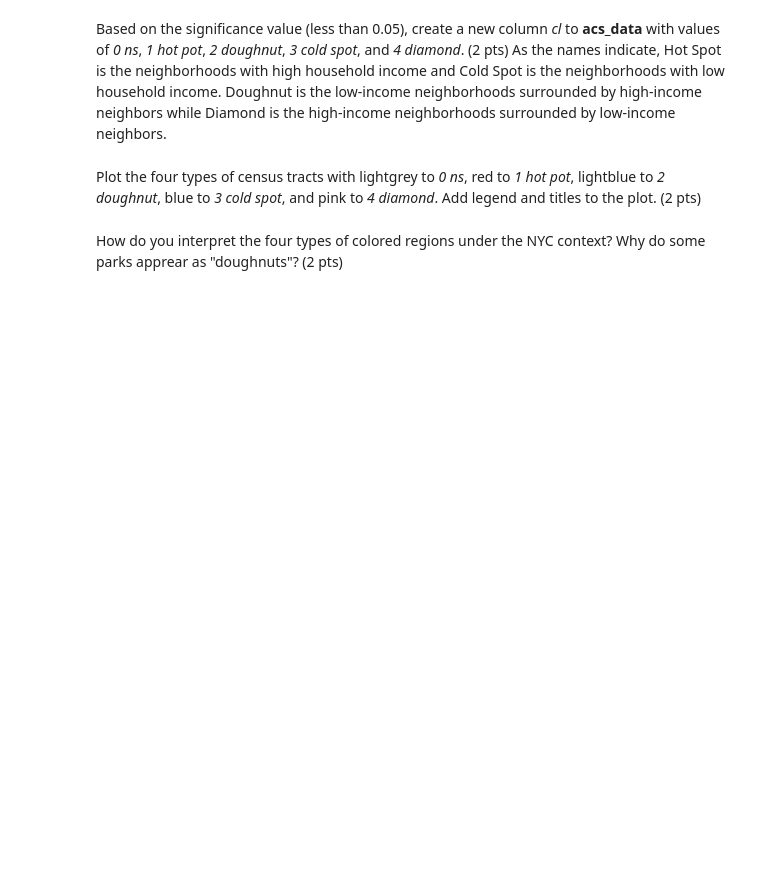
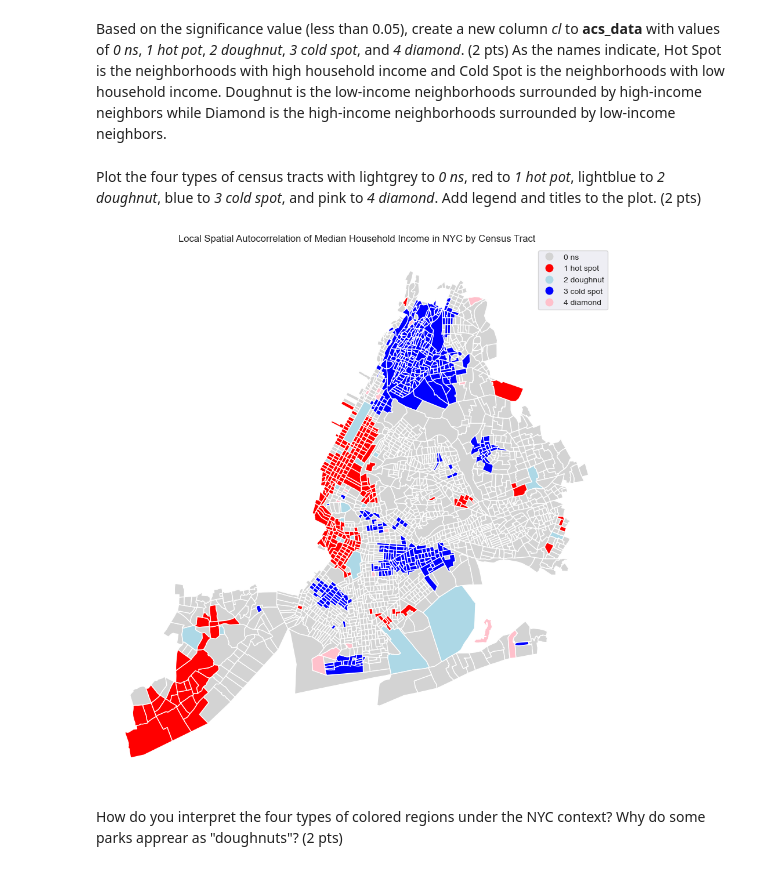
Before and after one commit to RainCyz/4680_5680_intro_uds, a Jupyter notebook: Homework/hw_solution/HW2_Yucheng.ipynb, the cells around one changed output. Cells and saved outputs as stored; diff of their text form; code cells hidden in the pictures; blank space fills up the shorter version.

```diff
--- a/Homework/hw_solution/HW2_Yucheng.ipynb
+++ b/Homework/hw_solution/HW2_Yucheng.ipynb
@@ -300,3 +309,5 @@ The significant value of Moran's I confirms that the spatial distribution of NYC
 Firstly you can generate local Moran's I and name this variable as *li*. (2 pts)
 # %%
 # enter your codes here
+from esda.moran import Moran_Local
+li = Moran_Local(y, wq)
@@ -310,2 +319,12 @@ As the names indicate, Hot Spot is the neighborhoods with high household income
+# %%
+# enter your codes here
+# categorize based on the significance value
+acs_data['cl'] = li.q * (li.p_sim < 0.05)
+acs_data['cl'] = acs_data['cl'].astype(int)
+acs_data['cl'] = acs_data['cl'].replace(0, '0 ns')
+acs_data['cl'] = acs_data['cl'].replace(1, '1 hot spot')
+acs_data['cl'] = acs_data['cl'].replace(2, '2 doughnut')
+acs_data['cl'] = acs_data['cl'].replace(3, '3 cold spot')
+acs_data['cl'] = acs_data['cl'].replace(4, '4 diamond')
 # %% [markdown]
 Plot the four types of census tracts with lightgrey to *0 ns*, red to *1 hot pot*, lightblue to *2 doughnut*, blue to *3 cold spot*, and pink to *4 diamond*. Add legend and titles to the plot. (2 pts)
@@ -314,2 +331,15 @@ Plot the four types of census tracts with lightgrey to *0 ns*, red to *1 hot pot
+# %%
+# enter your codes here
+# define the color map
+import matplotlib.colors as colors
+cmap = colors.ListedColormap(['lightgrey', 'red', 'lightblue', 'blue', 'pink'])
+
+fig, ax = plt.subplots(1, figsize=(12, 12))
+acs_data.plot(ax=ax, column='cl', categorical=True, cmap=cmap, legend=True, legend_kwds={'loc': 'best'})
+ax.set_title('Local Spatial Autocorrelation of Median Household Income in NYC by Census Tract')
+ax.set_axis_off()
+plt.show()
+# %% [output]
+[figure, added]
 # %% [markdown]
 How do you interpret the four types of colored regions under the NYC context? Why do some parks apprear as "doughnuts"? (2 pts)
```
Also changed, not shown: parts of 15 cells of this notebook, 3 other files.
